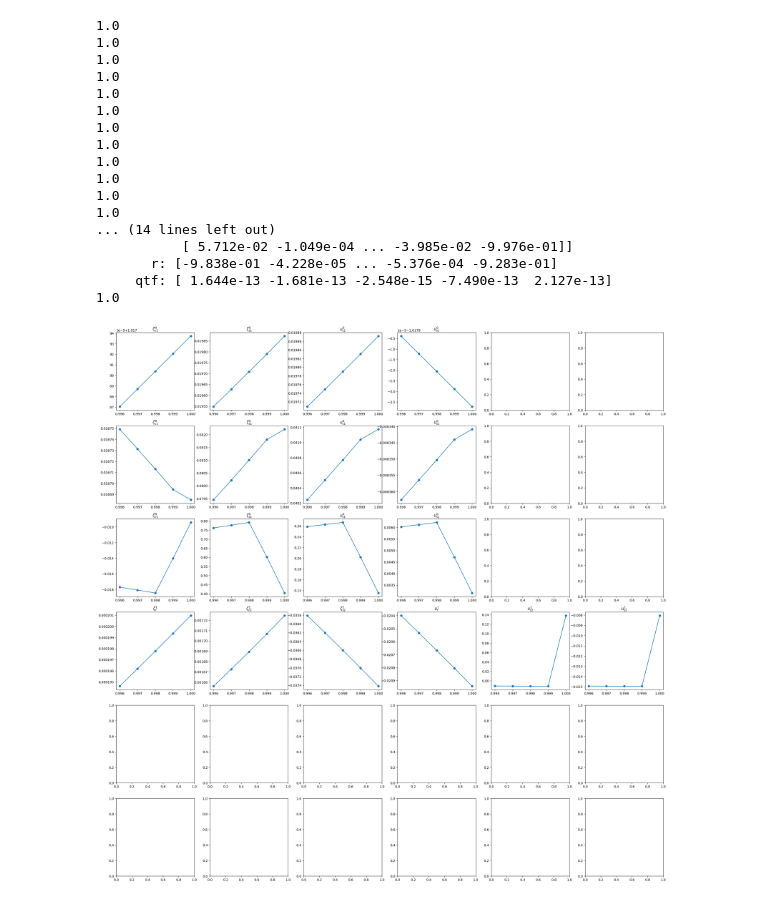
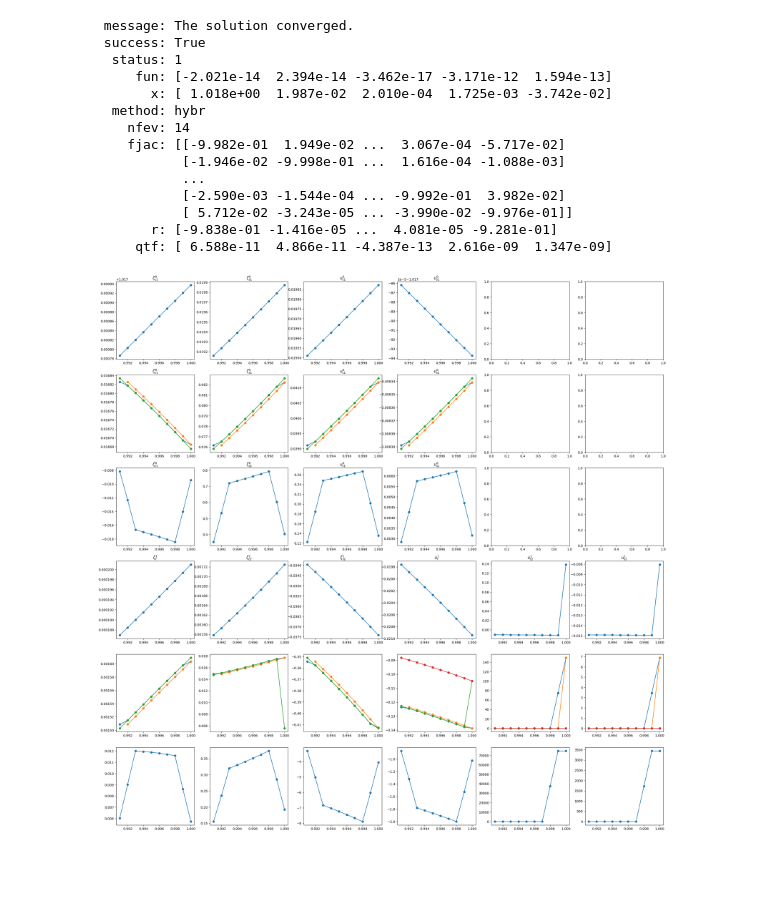
Before and after one commit to Jone-Liekens/Perturbation, a Jupyter notebook: shooting_method_FO.ipynb, the cells around one changed output. Cells and saved outputs as stored; diff of their text form; code cells hidden in the pictures; blank space fills up the shorter version.

```diff
--- a/shooting_method_FO.ipynb
+++ b/shooting_method_FO.ipynb
@@ -340,10 +444,14 @@ sol = pcswe.solve_LO_shooting_dz()
 x = linspace(0, 1, 1000)
 
 
-fig, axs = plt.subplots(2, 6, figsize=(30, 10))
+fig, axs = plt.subplots(4, 4, figsize=(20, 20))
 labels=[r"$\zeta^0_{c1}$", r"$\zeta^0_{s1}$", r"$u^0_{c1}$", r"$u^0_{s1}$", r"$\zeta^1_{r}$", r"$\zeta^1_{c2}$", r"$\zeta^1_{s2}$", r"$u^1_{r}$", r"$u^1_{c2}$", r"$u^1_{s2}$"]
+
+x = x[-5:]
 for i in range(4):
     axs[0, i].set_title(labels[i])
     axs[0, i].plot(x, sol.sol(x)[i])
+    axs[1, i].plot(x[1:], np.diff(sol.sol(x)[i]) / np.diff(x))
+    axs[2, i].plot(x, np.gradient(sol.sol(x)[i], x))
 plt.show()
 # %% [output]
@@ -368,48 +471,61 @@ plt.show()
 # %%
 pcswe = PCSWE()
 pcswe.h0 = 0.1
 pcswe.r = 0.45
 pcswe.small_number = 1e-8
 pcswe.tol = 1e-5
 pcswe.set_derivative_vars()
 sol = pcswe.solve_shooting()
 x = linspace(0, 1, 1000)
 
 
 fig, axs = plt.subplots(6, 6, figsize=(30, 30))
 labels=[r"$\zeta^0_{c1}$", r"$\zeta^0_{s1}$", r"$u^0_{c1}$", r"$u^0_{s1}$", r"$\zeta^1_{r}$", r"$\zeta^1_{c2}$", r"$\zeta^1_{s2}$", r"$u^1_{r}$", r"$u^1_{c2}$", r"$u^1_{s2}$"]
 
 
-st = -20
+st = -10
+x = x[st:]
+y_x_dx = np.array([pcswe.deriv(x_, sol.sol(x_)) for x_ in x]).T
+u1_x_dx = np.array([pcswe.lhopital_FO(x_, y_[4:], y_[:4], y_dx[:4], y_dx[4:7]) for x_, y_, y_dx in zip(x, sol.sol(x).T, y_x_dx.T)]).T
+
+
 for i in range(4):
     axs[0, i].set_title(labels[i])
-    axs[0, i].plot(x[st:], sol.sol(x)[i][st:],'o-')
+    axs[0, i].plot(x, sol.sol(x)[i],'o-')
 for i in range(4):
     axs[1, i].set_title(labels[i])
-    axs[1, i].plot(x[st:], np.gradient(sol.sol(x)[i], x)[st:],'o-')
+    axs[1, i].plot(x, np.gradient(sol.sol(x)[i], x),'o-')
+    axs[1, i].plot(x[1:], np.diff(sol.sol(x)[i]) / np.diff(x),'o-')
+    axs[1, i].plot(x, y_x_dx[i], 'o-')
 for i in range(4):
     axs[2, i].set_title(labels[i])
-    axs[2, i].plot(x[st:], np.gradient(np.gradient(sol.sol(x)[i], x), x)[st:],'o-')
+    axs[2, i].plot(x, np.gradient(np.gradient(sol.sol(x)[i], x), x),'o-')
 for i in range(6):
     axs[3, i].set_title(labels[4+i])
-    axs[3, i].plot(x[st:], sol.sol(x)[4+i][st:],'o-')
+    axs[3, i].plot(x, sol.sol(x)[4+i],'o-')
+for i in range(6):
+    axs[4, i].plot(x, np.gradient(sol.sol(x)[4+i], x),'o-')
+    axs[4, i].plot(x[1:], np.diff(sol.sol(x)[4+i]) / np.diff(x),'o-')
+    axs[4, i].plot(x, y_x_dx[4+i], 'o-')
+for i in range(3):
+    axs[4, 3+i].plot(x, u1_x_dx[i], 'o-')
+
+for i in range(6):
+    axs[5, i].plot(x, np.gradient(np.gradient(sol.sol(x)[4+i], x), x),'o-')
 plt.show()
 # %% [output]
-1.0
-1.0
-1.0
-1.0
-1.0
-1.0
-1.0
-1.0
-1.0
-1.0
-1.0
-1.0
-... (14 lines left out)
-           [ 5.712e-02 -1.049e-04 ... -3.985e-02 -9.976e-01]]
-       r: [-9.838e-01 -4.228e-05 ... -5.376e-04 -9.283e-01]
-     qtf: [ 1.644e-13 -1.681e-13 -2.548e-15 -7.490e-13  2.127e-13]
-1.0
+ message: The solution converged.
+ success: True
+  status: 1
+     fun: [-2.021e-14  2.394e-14 -3.462e-17 -3.171e-12  1.594e-13]
+       x: [ 1.018e+00  1.987e-02  2.010e-04  1.725e-03 -3.742e-02]
+  method: hybr
+    nfev: 14
+    fjac: [[-9.982e-01  1.949e-02 ...  3.067e-04 -5.717e-02]
+           [-1.946e-02 -9.998e-01 ...  1.616e-04 -1.088e-03]
+           ...
+           [-2.590e-03 -1.544e-04 ... -9.992e-01  3.982e-02]
+           [ 5.712e-02 -3.243e-05 ... -3.990e-02 -9.976e-01]]
+       r: [-9.838e-01 -1.416e-05 ...  4.081e-05 -9.281e-01]
+     qtf: [ 6.588e-11  4.866e-11 -4.387e-13  2.616e-09  1.347e-09]
-[figure, old version]
+[figure, new version]
```
Also changed, not shown: parts of 4 cells of this notebook, 1 other file.
